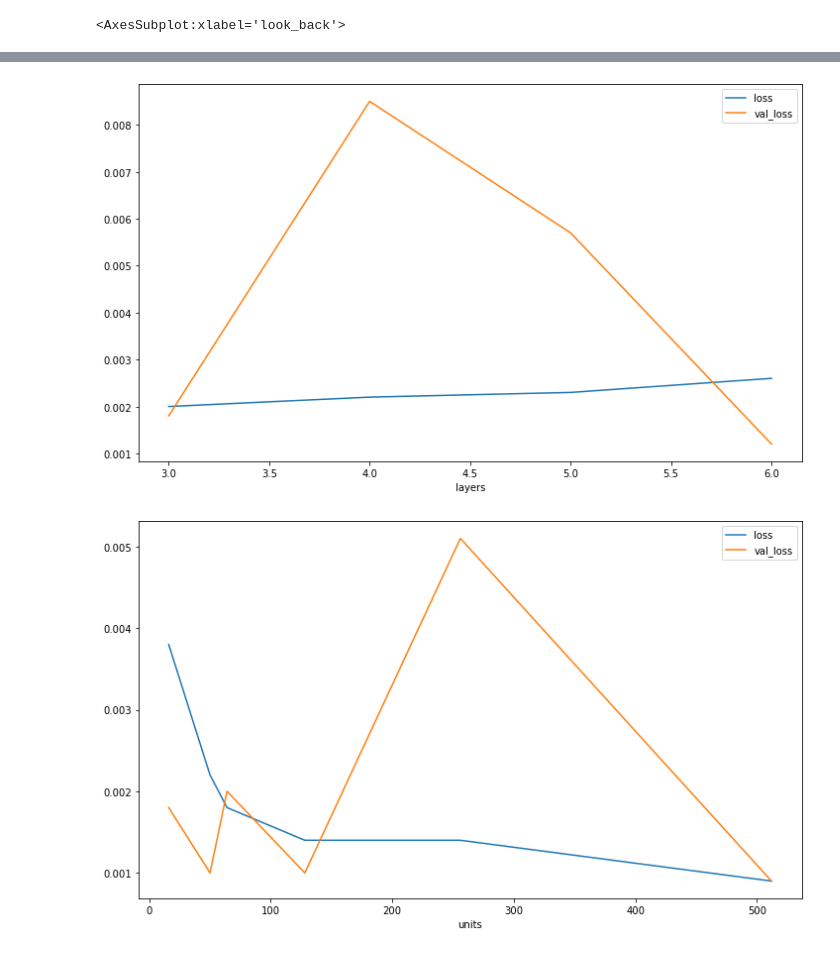
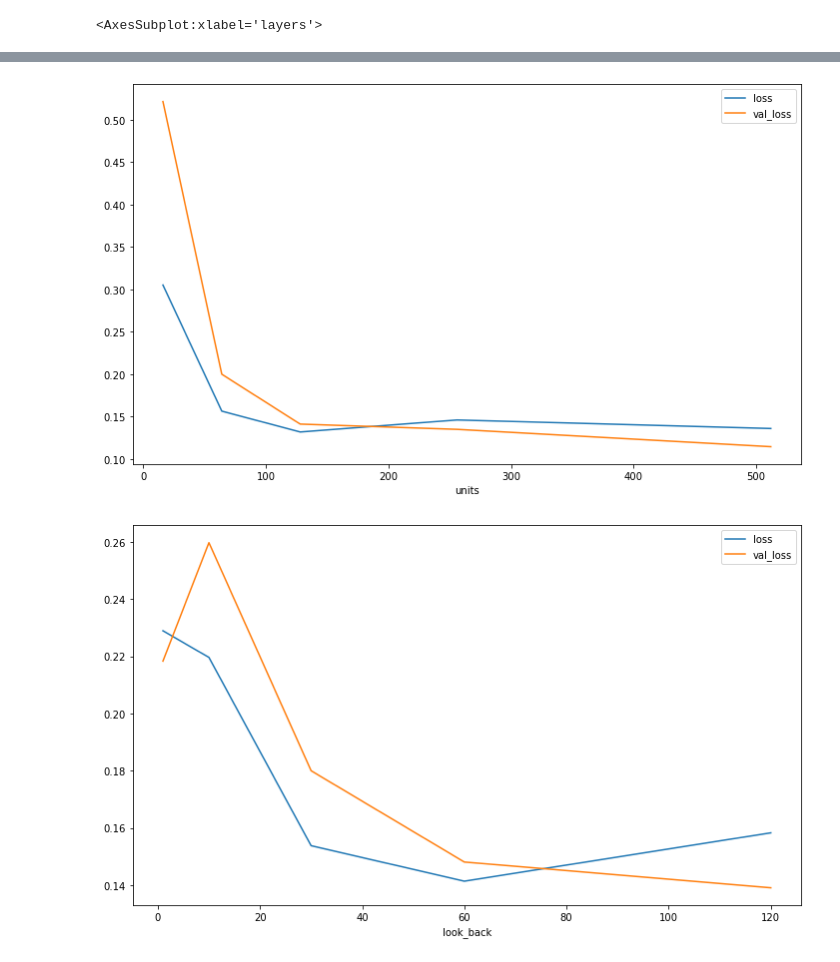
Before and after one commit to DImiTrisXam/algo_project1, a Jupyter notebook: project3/table_plots.ipynb, the cells around one changed output, grey strips where cells are left out. Saved outputs shown, nothing was run; the diff lists cells and outputs as text; code cells hidden in the pictures.

```diff
--- a/project3/table_plots.ipynb
+++ b/project3/table_plots.ipynb
@@ -4,7 +4,7 @@ import pandas as pd
 import matplotlib.pyplot as plt
 %matplotlib inline
 # %%
-df = pd.read_csv("hyperparams/forecast_table.csv", sep='\t')
+df = pd.read_csv("hyperparams/anomaly_table.csv", sep='\t')
 print("Number of rows and columns:", df.shape)
-df.head()
+# df.head()
 # %% [output]
@@ -18,8 +12,8 @@ Number of rows and columns: (24, 7)
 # %%
 df[['batch_size','loss','val_loss']][0:5].plot.line(x='batch_size', figsize=(12, 7))
 df[['epochs','loss','val_loss']][5:9].plot.line(x='epochs', figsize=(12, 7))
-df[['layers','loss','val_loss']][9:13].plot.line(x='layers', figsize=(12, 7))
-df[['units','loss','val_loss']][13:19].plot.line(x='units', figsize=(12, 7))
-df[['look_back','loss','val_loss']][19:].plot.line(x='look_back', figsize=(12, 7))
+df[['units','loss','val_loss']][9:14].plot.line(x='units', figsize=(12, 7))
+df[['look_back','loss','val_loss']][14:19].plot.line(x='look_back', figsize=(12, 7))
+df[['layers','loss','val_loss']][19:].plot.line(x='layers', figsize=(12, 7))
 # %% [output]
-<AxesSubplot:xlabel='look_back'>
+<AxesSubplot:xlabel='layers'>
@@ -28,2 +22,2 @@ df[['look_back','loss','val_loss']][19:].plot.line(x='look_back', figsize=(12, 7
-[figure, old version]
+[figure, new version]
-[figure, old version]
+[figure, new version]
```
Also changed, not shown: parts of 2 cells of this notebook, 8 other files.
